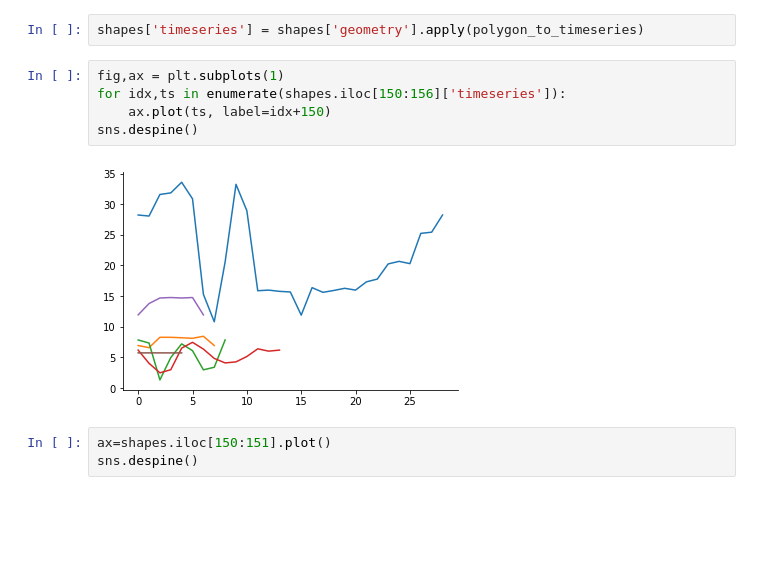
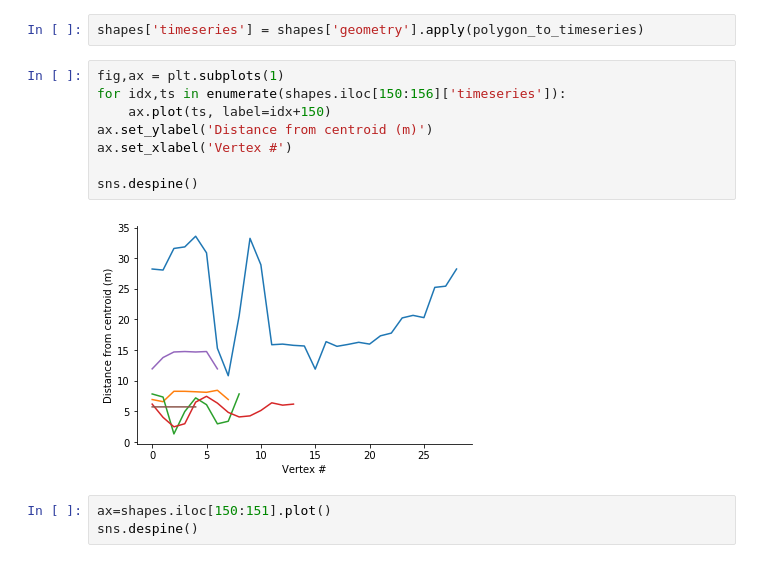
Before and after one commit to jamesjarlathlong/fragilityclustering, a Jupyter notebook: data/exploratory_clustering.ipynb, the cells around one changed output. Drawn from its saved outputs; the diff is of its cells as text; blank space fills up the shorter version.

```diff
--- a/data/exploratory_clustering.ipynb
+++ b/data/exploratory_clustering.ipynb
@@ -213,10 +232,13 @@ shapes['timeseries'] = shapes['geometry'].apply(polygon_to_timeseries)
 # %%
 fig,ax = plt.subplots(1)
 for idx,ts in enumerate(shapes.iloc[150:156]['timeseries']):
     ax.plot(ts, label=idx+150)
+ax.set_ylabel('Distance from centroid (m)')
+ax.set_xlabel('Vertex #')
+
 sns.despine()
 # %% [output]
-[figure, old version]
+[figure, new version]
 # %%
 ax=shapes.iloc[150:151].plot()
 sns.despine()
```
Also changed, not shown: parts of 23 cells of this notebook.
